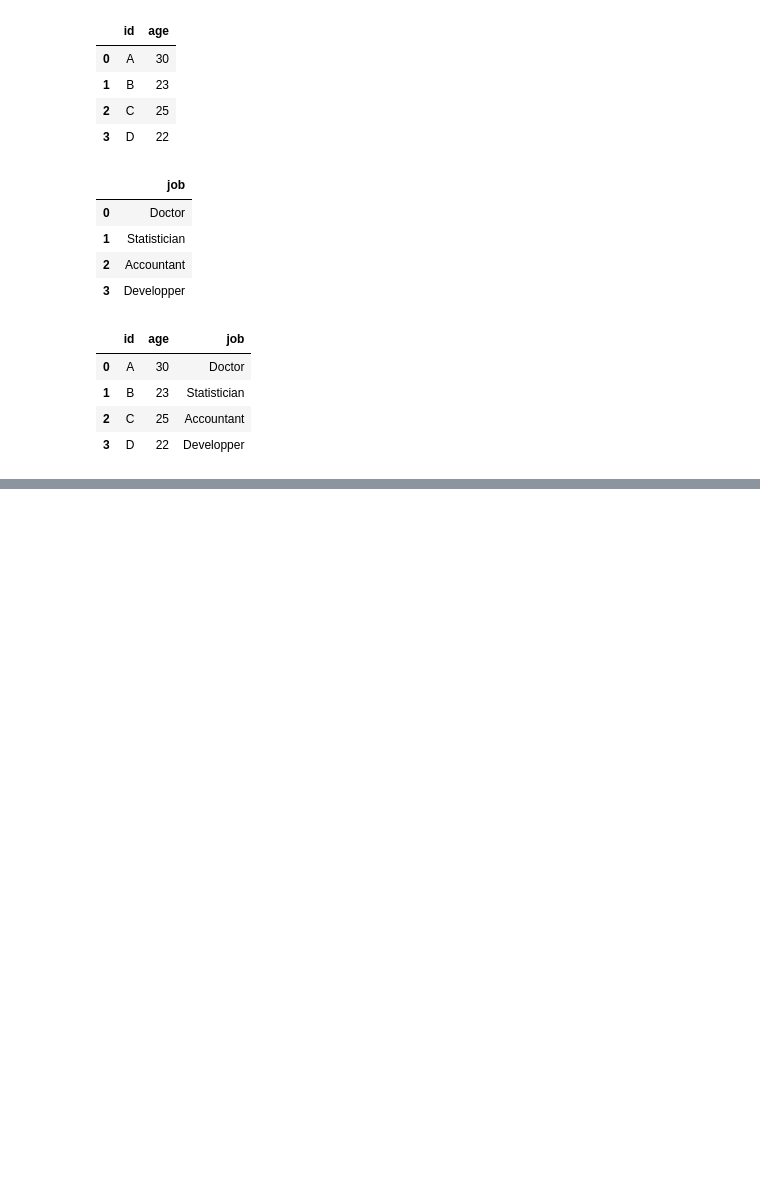
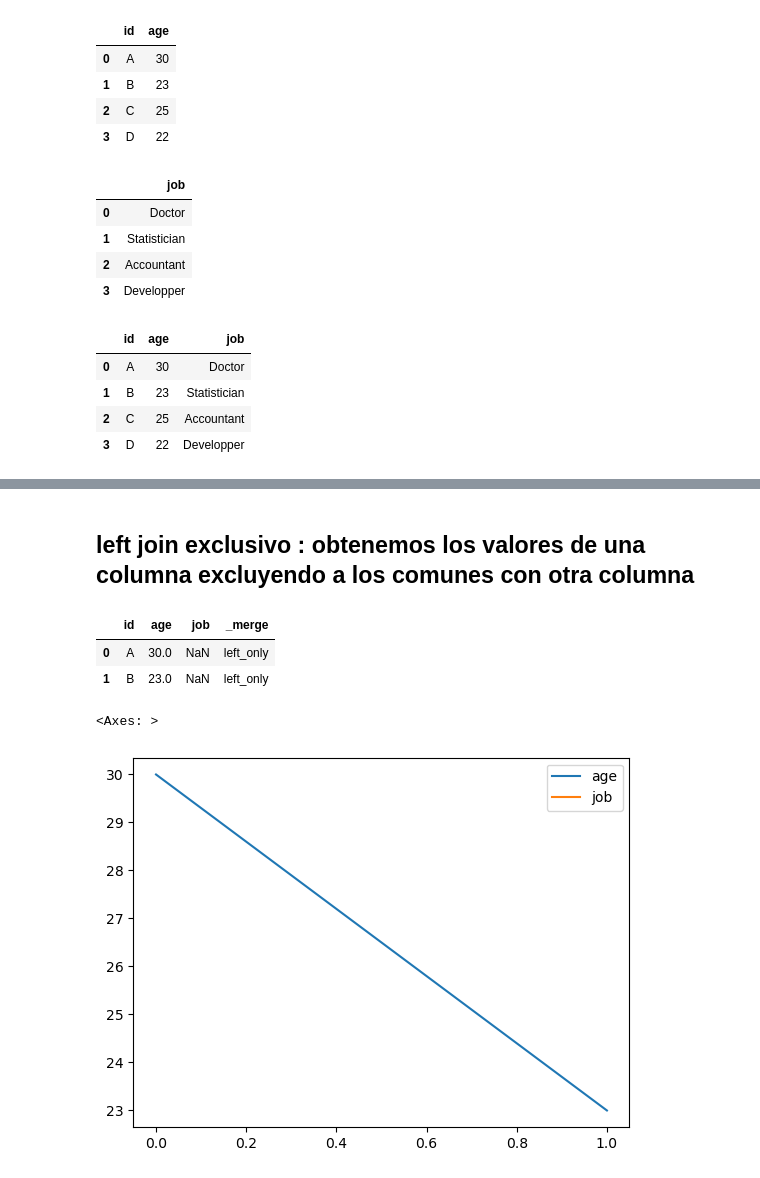
Before and after one commit to oscarmassonvera/PythonforDataScience, a Jupyter notebook: OCHO_juntaryconcatenarDataframes/OCHO_juntaryconcatenarDataframes.ipynb, the cells around one changed output, grey strips where cells are left out. Cells and saved outputs as stored; diff of their text form; code cells hidden in the pictures; blank space fills up the shorter version.

Commit message:
joins

```diff
--- a/OCHO_juntaryconcatenarDataframes/OCHO_juntaryconcatenarDataframes.ipynb
+++ b/OCHO_juntaryconcatenarDataframes/OCHO_juntaryconcatenarDataframes.ipynb
@@ -160,0 +260,5 @@ pd.concat([df1,df2],axis=1)
+# %%
+df1 = pd.DataFrame({'id':['A','B','C','D'],'age':[30,23,25,22]})
+df2 = pd.DataFrame({'id':['C','D','E','F'],
+                    'job':['Doctor','Statistician',
+                            'Accountant','Developper']})
@@ -160,0 +273,9 @@ pd.concat([df1,df2],axis=1)
+# %% [markdown]
+## left join exclusivo : obtenemos los valores de una columna excluyendo a los comunes con otra columna
+# %%
+df1.merge(df2,on='id',how='outer',indicator=True).query(
+    "_merge=='left_only'")
+# %% [output]
+|  | id | age | job | _merge |
+| 0 | A | 30.0 | NaN | left_only |
+| 1 | B | 23.0 | NaN | left_only |
@@ -160,0 +284,8 @@ pd.concat([df1,df2],axis=1)
+# %%
+df = df1.merge(df2,on='id',how='outer',indicator=True).query(
+    "_merge=='left_only'")
+# %%
+df.plot(kind='line')
+# %% [output]
+<Axes: >
+[figure, added]
```
Also changed, not shown: parts of 24 cells of this notebook.
